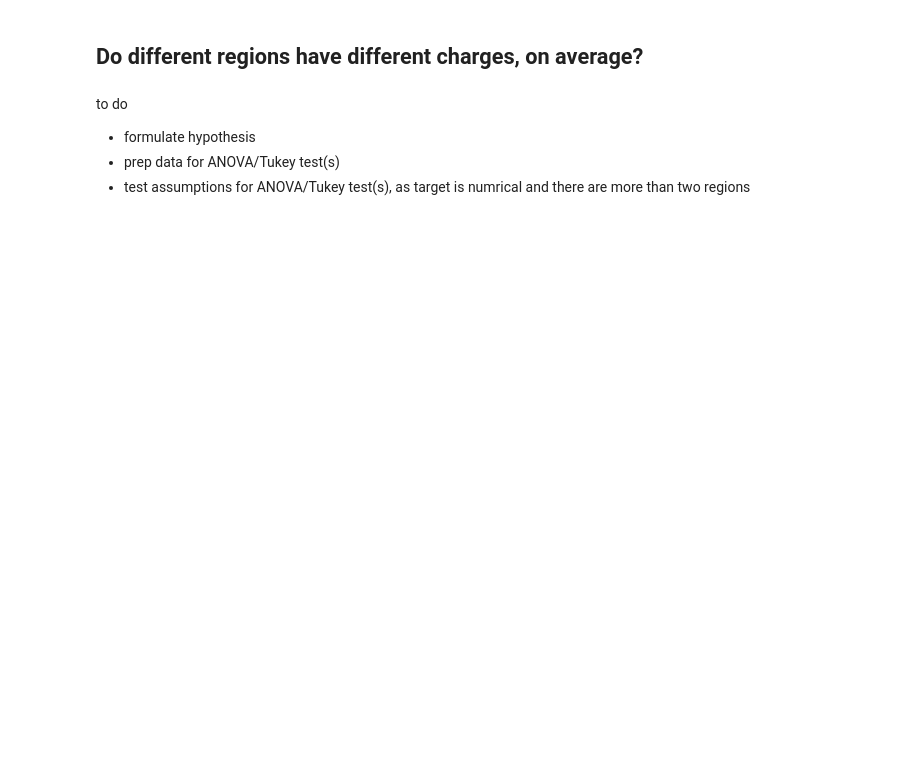
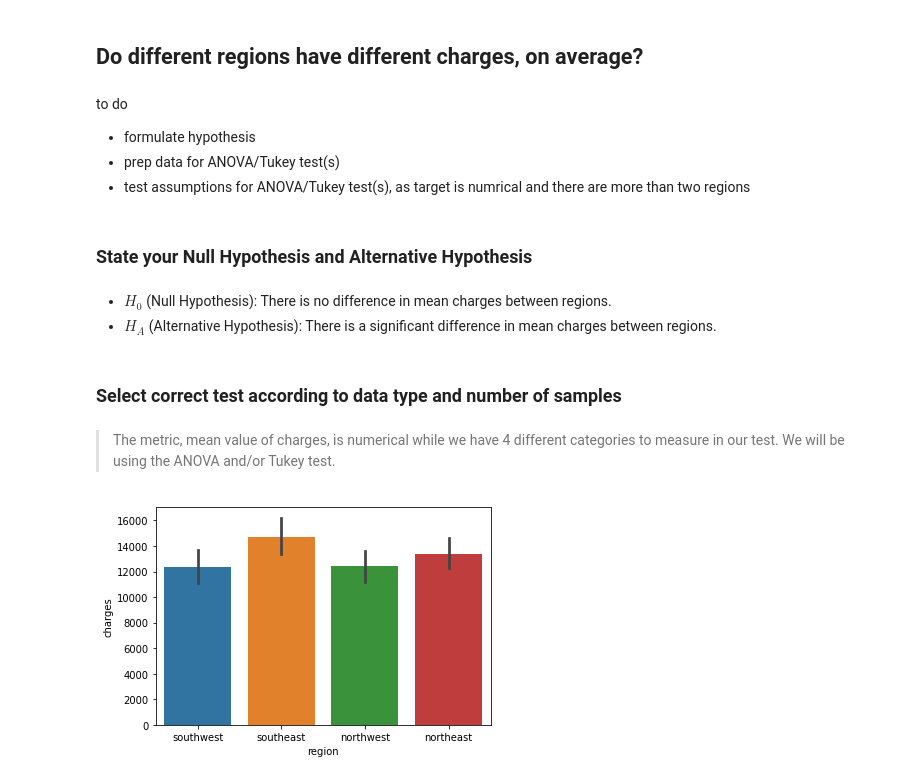
Before and after one commit to AislingGilder85/Week-15-Hypothesis-Testing-with-Insurance-Data-, a Jupyter notebook: Hypothesis Testing with Insurance Data (Core).ipynb, the cells around one changed output. Drawn from its saved outputs; the diff is of its cells as text; code cells hidden in the pictures; blank space fills up the shorter version.

```diff
--- a/Hypothesis Testing with Insurance Data (Core).ipynb
+++ b/Hypothesis Testing with Insurance Data (Core).ipynb
@@ -219,3 +273,17 @@ to do
  - formulate hypothesis
  - prep data for ANOVA/Tukey test(s)
  - test assumptions for ANOVA/Tukey test(s), as target is numrical and there are more than two regions
+# %% [markdown]
+### State your Null Hypothesis and Alternative Hypothesis
+# %% [markdown]
+- $H_0$ (Null Hypothesis): There is no difference in mean charges between regions.
+- $H_A$ (Alternative Hypothesis): There is a significant difference in mean charges between regions.
+# %% [markdown]
+### Select correct test according to data type and number of samples
+# %% [markdown]
+>The metric, mean value of charges, is numerical while we have 4 different categories to measure in our test. We will be using the ANOVA and/or Tukey test.
+# %%
+#visualization of charges by region
+sns.barplot(data=df, x='region',y='charges');
+# %% [output]
+[figure, added]
```
Also changed, not shown: parts of 57 cells of this notebook.
